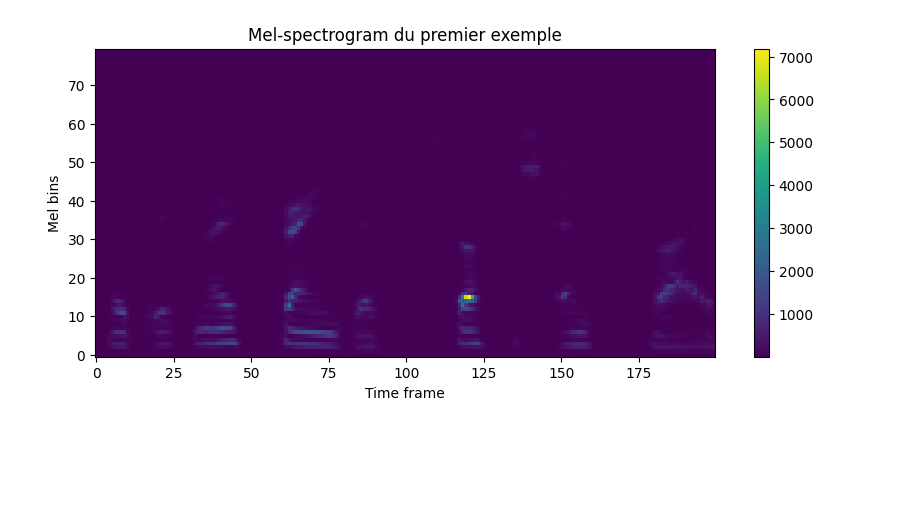
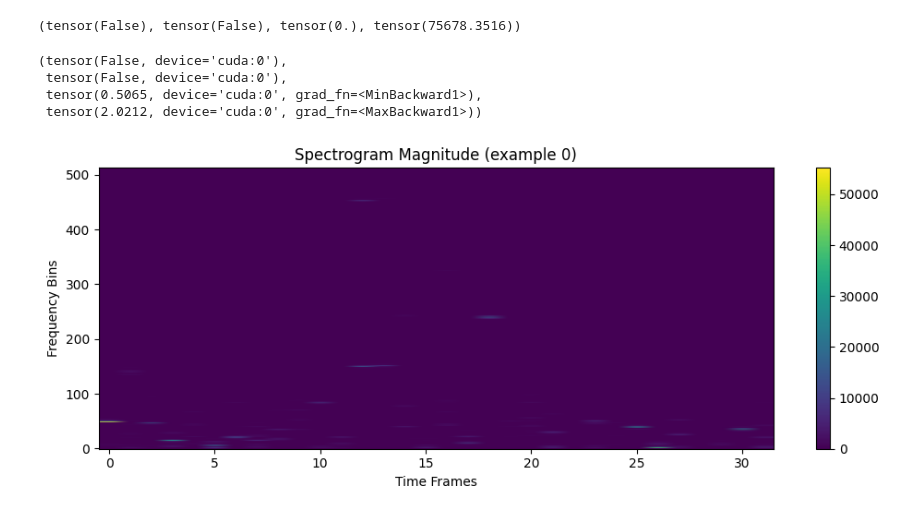
Before and after one commit to VSmague/Dynamical-Variational-Autoencoders, a Jupyter notebook: experiments/notebook.ipynb, the cells around one changed output. Drawn from its saved outputs; the diff is of its cells as text; code cells hidden in the pictures; blank space fills up the shorter version.

```diff
--- a/experiments/notebook.ipynb
+++ b/experiments/notebook.ipynb
@@ -65,13 +88,35 @@ tensor([[2.8787e-01, 3.5706e-01, 2.6190e-01,  ..., 8.0069e-01, 4.1140e-01,
+# %%
+batch.isnan().any(), batch.isinf().any(), batch.min(), batch.max()
+# %% [output]
+(tensor(False), tensor(False), tensor(0.), tensor(75678.3516))
+# %%
+recon.isnan().any(), recon.isinf().any(), recon.min(), recon.max()
+# %% [output]
+(tensor(False, device='cuda:0'),
+ tensor(False, device='cuda:0'),
+ tensor(0.5065, device='cuda:0', grad_fn=<MinBackward1>),
+ tensor(2.0212, device='cuda:0', grad_fn=<MaxBackward1>))
+# %%
+# plot stft magnitude of first example in batch (shape (seq_len, freq_bins))
+plt.figure(figsize=(10, 4))
+spec = torch.abs(batch[0]).T.cpu().numpy()  # (freq_bins, seq_len)
+plt.imshow(spec, aspect='auto', origin='lower')
+plt.colorbar()
+plt.title('Spectrogram Magnitude (example 0)')
+plt.xlabel('Time Frames')
+plt.ylabel('Frequency Bins')
+plt.tight_layout()
+plt.show()
+# %% [output]
+[figure, added]
 # %%
-plt.figure(figsize=(10,4))
-plt.imshow(x0.T, aspect="auto", origin="lower")
-plt.colorbar()
-plt.title("Mel-spectrogram du premier exemple")
-plt.xlabel("Time frame")
-plt.ylabel("Mel bins")
-plt.show()
+# plt.figure(figsize=(10,4))
+# plt.imshow(x0.T, aspect="auto", origin="lower")
+# plt.colorbar()
+# plt.title("Mel-spectrogram du premier exemple")
+# plt.xlabel("Time frame")
+# plt.ylabel("Mel bins")
+# plt.show()
-# %% [output]
-[figure, removed]
 # %%
 history = train(model=model, train_loader=train_loader, val_loader=val_loader,
                 epochs=250, lr=2e-3, patience=50, kl_anneal_epochs=50,
```
Also changed, not shown: parts of 9 cells of this notebook, 2 other files.
